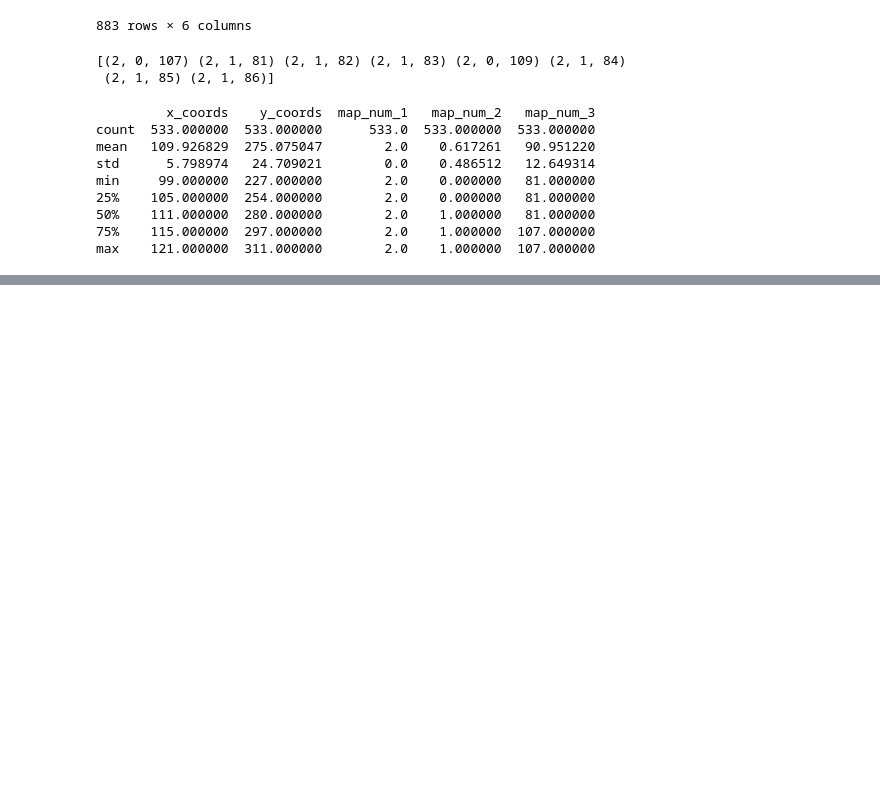
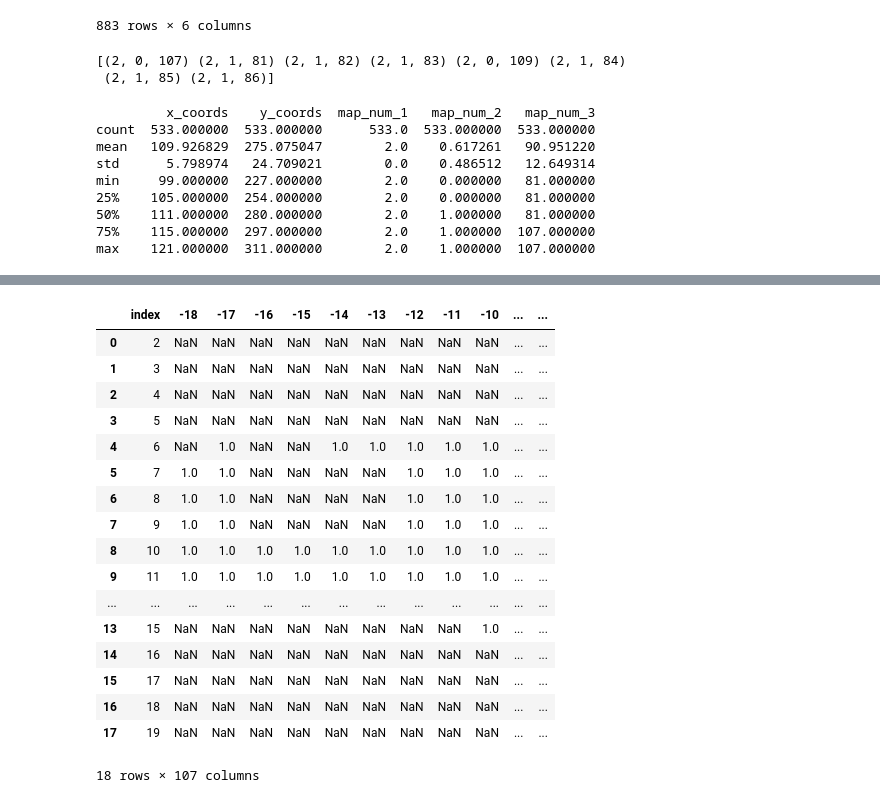
Before and after one commit to ShenShu2016/pokemmo_py_auto, a Jupyter notebook: tools/x_y_battle_area_analyize.ipynb, the cells around one changed output, grey strips where cells are left out. Cells and saved outputs as stored; diff of their text form; code cells hidden in the pictures; blank space fills up the shorter version.

```diff
--- a/tools/x_y_battle_area_analyize.ipynb
+++ b/tools/x_y_battle_area_analyize.ipynb
@@ -188,11 +190,30 @@ plt.show()
 # %%
 #df = pd.read_excel(r"C:\Users\SS\Documents\GitHub\pokemmo_py_auto\asserts\coords_tracking\FALLARBOR TOWN coordinates.xlsx", index_col=0)
 #df = pd.read_excel(r"C:\Users\SS\Documents\GitHub\pokemmo_py_auto\asserts\coords_tracking\SOOTOPOLIS_CITY coordinates.xlsx", index_col=0)
 #df=pd.read_excel(r"C:\Users\SS\Documents\GitHub\pokemmo_py_auto\asserts\coords_tracking\BATTLE FRONTIER coordinates.xlsx", index_col=0)
-df=pd.read_excel(r"C:\Users\SS\Documents\GitHub\pokemmo_py_auto\asserts\coords_tracking\VERDANTURF TOWN coordinates.xlsx", index_col=0)
+df=pd.read_excel(r"C:\Users\SS\Documents\GitHub\pokemmo_py_auto\asserts\coords_tracking\FALLARBOR TOWN coordinates.xlsx", index_col=0)
 # 先重置索引，这样行标签就变成一列
 df = df.reset_index()
 df
+# %% [output]
+|  | index | -18 | -17 | -16 | -15 | -14 | -13 | -12 | -11 | -10 | ... | ... |
+| 0 | 2 | NaN | NaN | NaN | NaN | NaN | NaN | NaN | NaN | NaN | ... | ... |
+| 1 | 3 | NaN | NaN | NaN | NaN | NaN | NaN | NaN | NaN | NaN | ... | ... |
+| 2 | 4 | NaN | NaN | NaN | NaN | NaN | NaN | NaN | NaN | NaN | ... | ... |
+| 3 | 5 | NaN | NaN | NaN | NaN | NaN | NaN | NaN | NaN | NaN | ... | ... |
+| 4 | 6 | NaN | 1.0 | NaN | NaN | 1.0 | 1.0 | 1.0 | 1.0 | 1.0 | ... | ... |
+| 5 | 7 | 1.0 | 1.0 | NaN | NaN | NaN | NaN | 1.0 | 1.0 | 1.0 | ... | ... |
+| 6 | 8 | 1.0 | 1.0 | NaN | NaN | NaN | NaN | 1.0 | 1.0 | 1.0 | ... | ... |
+| 7 | 9 | 1.0 | 1.0 | NaN | NaN | NaN | NaN | 1.0 | 1.0 | 1.0 | ... | ... |
+| 8 | 10 | 1.0 | 1.0 | 1.0 | 1.0 | 1.0 | 1.0 | 1.0 | 1.0 | 1.0 | ... | ... |
+| 9 | 11 | 1.0 | 1.0 | 1.0 | 1.0 | 1.0 | 1.0 | 1.0 | 1.0 | 1.0 | ... | ... |
+| ... | ... | ... | ... | ... | ... | ... | ... | ... | ... | ... | ... | ... |
+| 13 | 15 | NaN | NaN | NaN | NaN | NaN | NaN | NaN | NaN | 1.0 | ... | ... |
+| 14 | 16 | NaN | NaN | NaN | NaN | NaN | NaN | NaN | NaN | NaN | ... | ... |
+| 15 | 17 | NaN | NaN | NaN | NaN | NaN | NaN | NaN | NaN | NaN | ... | ... |
+| 16 | 18 | NaN | NaN | NaN | NaN | NaN | NaN | NaN | NaN | NaN | ... | ... |
+| 17 | 19 | NaN | NaN | NaN | NaN | NaN | NaN | NaN | NaN | NaN | ... | ... |
+18 rows × 107 columns
 # %%
 # 使用 melt，这会把所有列都转成两列，一列是原来的列名（变量），一列是对应的值
 df_melted = df.melt(id_vars='index', var_name='x_coords', value_name='mark')
```
Also changed, not shown: parts of 6 cells of this notebook, 14 other files.
